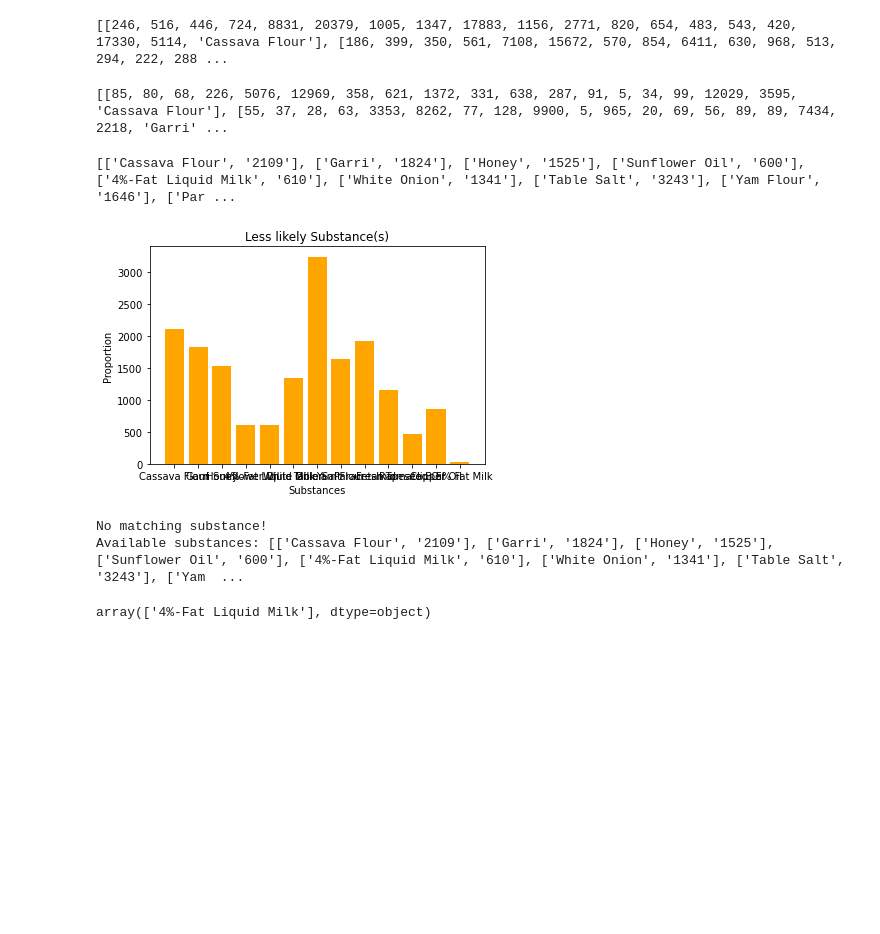
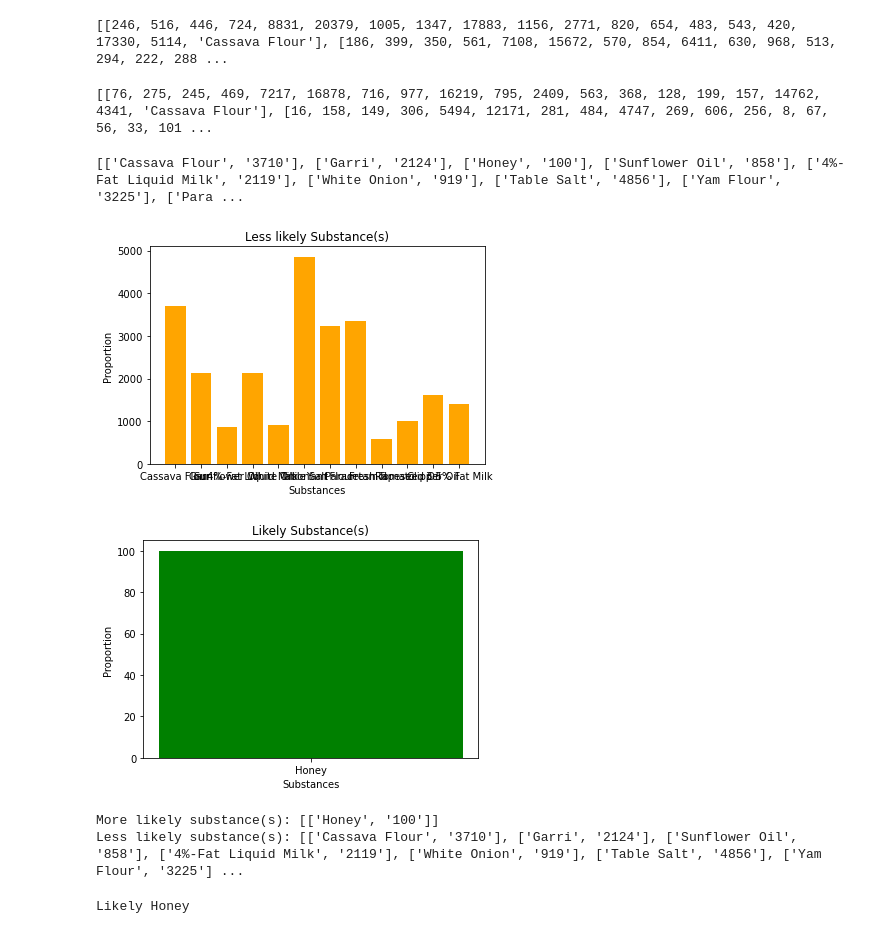
Before and after one commit to Izziboi/Food_Drug_Prediction, a Jupyter notebook: food_drug_predict.ipynb, the cells around one changed output. Drawn from its saved outputs; the diff is of its cells as text; code cells hidden in the pictures; blank space fills up the shorter version.

Commit message:
Add files via upload
Upload the food_drug_predict.ipynb and pred_class.ipynb files again.

```diff
--- a/food_drug_predict.ipynb
+++ b/food_drug_predict.ipynb
@@ -147,7 +147,7 @@ def list_diffs(obj_name, vals_lists=vals_lists):
     datasets from the database. The intention is to see how close these differences are to zero. If the new dataset is exactly
     of equal values with any dataset in the list of lists, then the resulting difference dataset would come down to zeros.
     Thereafter, a threshold of 100 was used to take the element-wise difference of all these values again. By so doing,
-    the closer the values are to 100, the more likely that substance is to predicted. Finally their absolute values were taken.
+    the closer the values are to 100, the more likely that substance is to be predicted. Finally their absolute values were taken.
 
     Note: The value of the threshold can be changed at will.
 
@@ -172,10 +172,10 @@ def list_diffs(obj_name, vals_lists=vals_lists):
 
     return diffs_lists
 
-diffs_lists = list_diffs(unknown)
+diffs_lists = list_diffs(honey)
 print(diffs_lists)
 # %% [output]
-[[85, 80, 68, 226, 5076, 12969, 358, 621, 1372, 331, 638, 287, 91, 5, 34, 99, 12029, 3595, 'Cassava Flour'], [55, 37, 28, 63, 3353, 8262, 77, 128, 9900, 5, 965, 20, 69, 56, 89, 89, 7434, 2218, 'Garri' ...
+[[76, 275, 245, 469, 7217, 16878, 716, 977, 16219, 795, 2409, 563, 368, 128, 199, 157, 14762, 4341, 'Cassava Flour'], [16, 158, 149, 306, 5494, 12171, 281, 484, 4747, 269, 606, 256, 8, 67, 56, 33, 101 ...
 # %%
 def pairing(diffs_lists=diffs_lists):
     '''
@@ -204,11 +204,11 @@ def pairing(diffs_lists=diffs_lists):
 div_lists = pairing()
 print(div_lists)
 # %% [output]
-[['Cassava Flour', '2109'], ['Garri', '1824'], ['Honey', '1525'], ['Sunflower Oil', '600'], ['4%-Fat Liquid Milk', '610'], ['White Onion', '1341'], ['Table Salt', '3243'], ['Yam Flour', '1646'], ['Par ...
+[['Cassava Flour', '3710'], ['Garri', '2124'], ['Honey', '100'], ['Sunflower Oil', '858'], ['4%-Fat Liquid Milk', '2119'], ['White Onion', '919'], ['Table Salt', '4856'], ['Yam Flour', '3225'], ['Para ...
 # %%
 def collections(div_lists=div_lists):
     '''
-    This function carries out the prediction proper, by comparing the individual average values with a range set with 'min'
+    This function carries out the prediction proper, by comparing the individual average values with a range, set with 'min'
     and 'max' variables.
 
     Note: The value of these variables can be changed at will.
@@ -242,36 +242,37 @@ def collections(div_lists=div_lists):
         obj_coll_2.append(packs[0])
         val_coll_2.append(int(packs[1]))
 
     # Plot for the less likely substances
     plt.bar(obj_coll_2, val_coll_2, color='orange')
     plt.xlabel('Substances')
     plt.ylabel('Proportion')
     plt.title('Less likely Substance(s)')
     plt.show()
 
     if (cnt == len(div_lists)) and (len(coll_1) == 0):
         return 'No matching substance!', 'Available substances: {}'.format(coll_2)
     else:
         for pack in coll_1:
             obj_coll_1.append(pack[0])
             val_coll_1.append(int(pack[1]))
 
         # Plot for the more likely substance(s)
         plt.bar(obj_coll_1, val_coll_1, color='green')
         plt.xlabel('Substances')
         plt.ylabel('Proportion')
         plt.title('Likely Substance(s)')
         plt.show()
 
         return 'More likely substance(s): {}'.format(coll_1), 'Less likely substance(s): {}'.format(coll_2)
 
 coll_1, coll_2 = collections()
 print(coll_1)
 print(coll_2)
 # %% [output]
-[figure, old version]
+[figure, new version]
+[figure, added]
-No matching substance!
-Available substances: [['Cassava Flour', '2109'], ['Garri', '1824'], ['Honey', '1525'], ['Sunflower Oil', '600'], ['4%-Fat Liquid Milk', '610'], ['White Onion', '1341'], ['Table Salt', '3243'], ['Yam  ...
+More likely substance(s): [['Honey', '100']]
+Less likely substance(s): [['Cassava Flour', '3710'], ['Garri', '2124'], ['Sunflower Oil', '858'], ['4%-Fat Liquid Milk', '2119'], ['White Onion', '919'], ['Table Salt', '4856'], ['Yam Flour', '3225'] ...
 # %%
 # Predicting with Random Forest
 
@@ -293,9 +294,9 @@ def rand_forest(objdf, obj_list):
     model = RandomForestClassifier()
     model.fit(X_train, y_train)
     predictions = model.predict([obj_list])
-    return predictions
+    return predictions[0]
 
-predictions = rand_forest('objdbase.csv', unknown)
-predictions
+predictions = rand_forest('objdbase.csv', honey)
+print("Likely {}".format(predictions))
 # %% [output]
-array(['4%-Fat Liquid Milk'], dtype=object)
+Likely Honey
```
